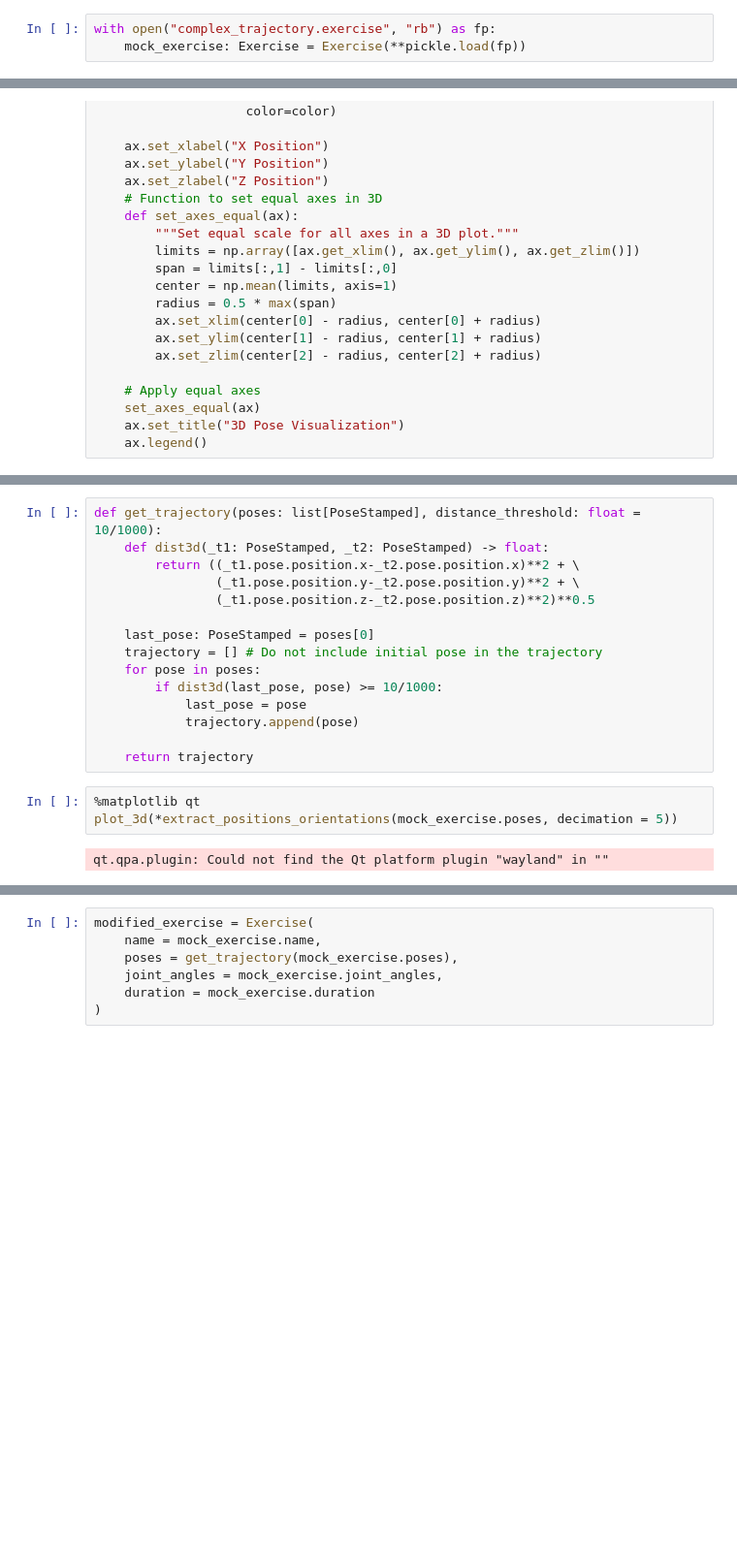
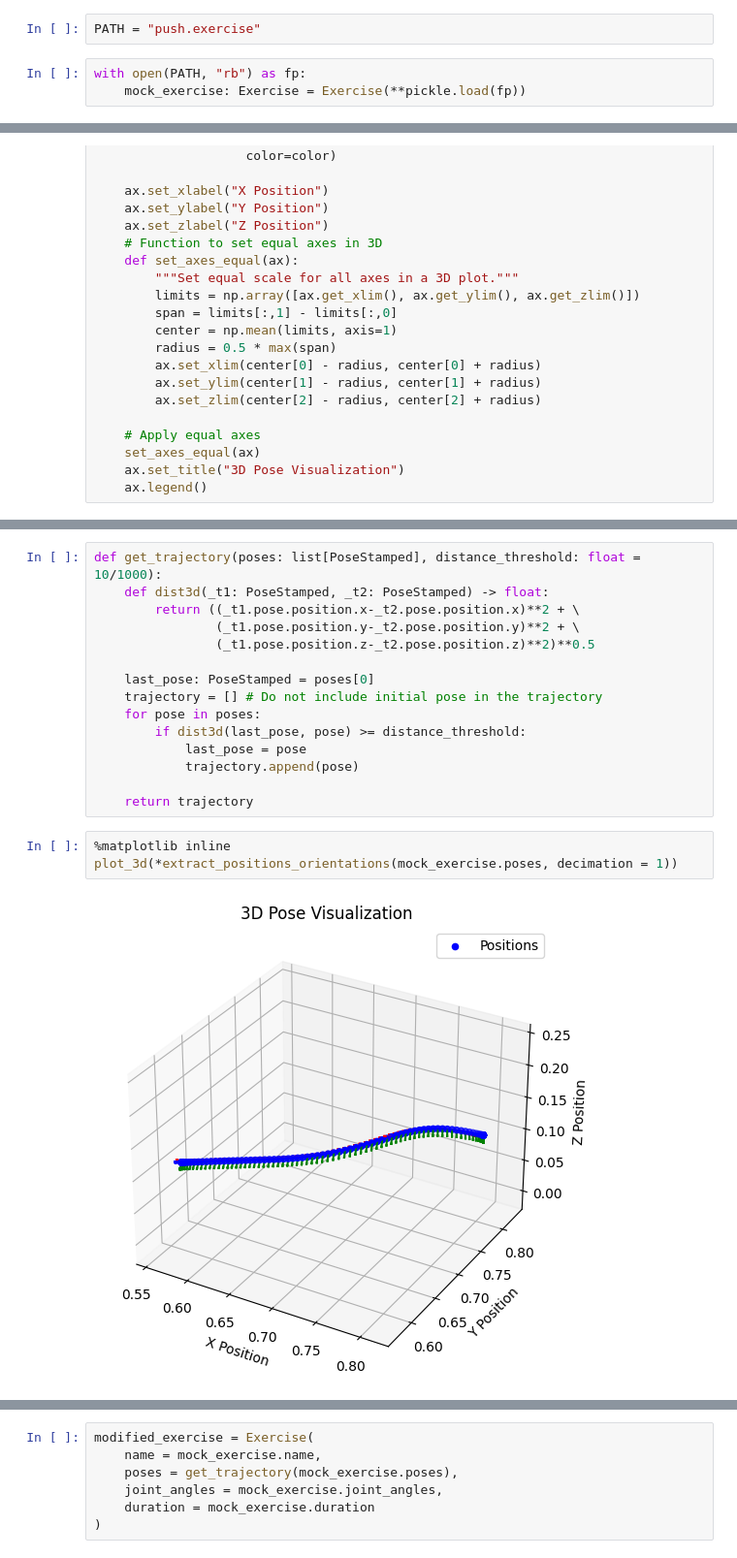
Before and after one commit to gkouretas/ros2_ws, a Jupyter notebook: pose_exercise_analysis.ipynb, the cells around one changed output, grey strips where cells are left out. Shown at 97% size. Cells and saved outputs as stored; diff of their text form; blank space fills up the shorter version.

```diff
--- a/pose_exercise_analysis.ipynb
+++ b/pose_exercise_analysis.ipynb
@@ -13,5 +11,7 @@ ModuleNotFoundError: No module named 'ur_dashboard_msgs'
+# %%
+PATH = "push.exercise"
 # %%
-with open("complex_trajectory.exercise", "rb") as fp:
+with open(PATH, "rb") as fp:
     mock_exercise: Exercise = Exercise(**pickle.load(fp))
 # %%
 def extract_positions_orientations(poses: list[PoseStamped], decimation: int = 1):
@@ -118,14 +120,14 @@ def get_trajectory(poses: list[PoseStamped], distance_threshold: float = 10/1000
     last_pose: PoseStamped = poses[0]
     trajectory = [] # Do not include initial pose in the trajectory
     for pose in poses:
-        if dist3d(last_pose, pose) >= 10/1000:
+        if dist3d(last_pose, pose) >= distance_threshold:
             last_pose = pose
             trajectory.append(pose)
 
     return trajectory
 # %%
-%matplotlib qt
-plot_3d(*extract_positions_orientations(mock_exercise.poses, decimation = 5))
+%matplotlib inline
+plot_3d(*extract_positions_orientations(mock_exercise.poses, decimation = 1))
 # %% [output]
-qt.qpa.plugin: Could not find the Qt platform plugin "wayland" in ""
+[figure, added]
 # %%
```
Also changed, not shown: parts of 6 cells of this notebook, 4 other files.
